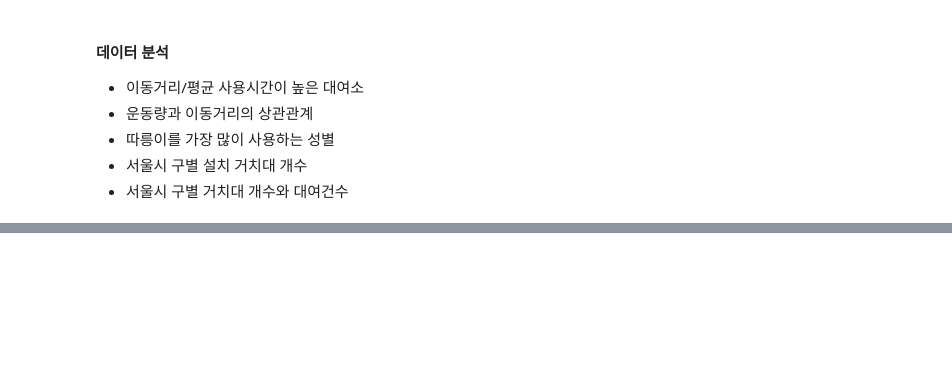
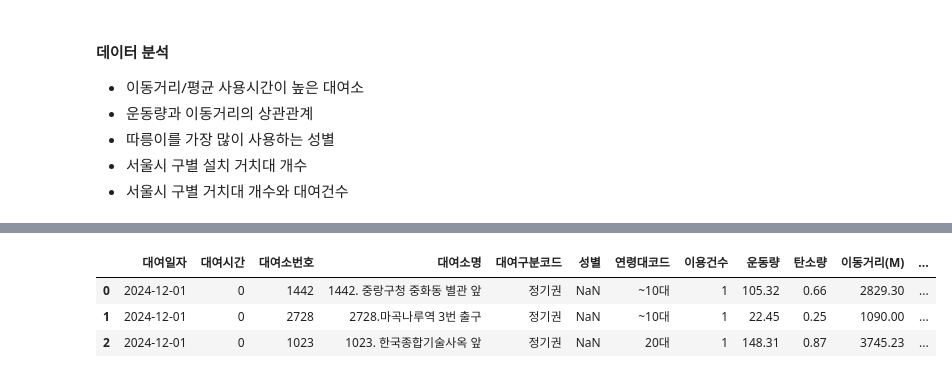
Before and after one commit to joonwoolee-kr/pandassource, a Jupyter notebook: bicycle.ipynb, the cells around one changed output, grey strips where cells are left out. Cells and saved outputs as stored; diff of their text form; code cells hidden in the pictures; blank space fills up the shorter version.

```diff
--- a/bicycle.ipynb
+++ b/bicycle.ipynb
@@ -329,0 +397,14 @@ datetime64[ns]
+# %%
+# 대여일자에 따른 남녀 대여건수 비교
+# 대여일자를 대여년/대여월/대여일 컬럼으로 분리
+
+bike_df2["대여년"] = bike_df2["대여일자"].dt.year
+bike_df2["대여월"] = bike_df2["대여일자"].dt.month
+bike_df2["대여일"] = bike_df2["대여일자"].dt.day
+# %%
+bike_df2.head(3)
+# %% [output]
+|  | 대여일자 | 대여시간 | 대여소번호 | 대여소명 | 대여구분코드 | 성별 | 연령대코드 | 이용건수 | 운동량 | 탄소량 | 이동거리(M) | ... |
+| 0 | 2024-12-01 | 0 | 1442 | 1442. 중랑구청 중화동 별관 앞 | 정기권 | NaN | ~10대 | 1 | 105.32 | 0.66 | 2829.30 | ... |
+| 1 | 2024-12-01 | 0 | 2728 | 2728.마곡나루역 3번 출구 | 정기권 | NaN | ~10대 | 1 | 22.45 | 0.25 | 1090.00 | ... |
+| 2 | 2024-12-01 | 0 | 1023 | 1023. 한국종합기술사옥 앞 | 정기권 | NaN | 20대 | 1 | 148.31 | 0.87 | 3745.23 | ... |
```
Also changed, not shown: parts of 10 cells of this notebook, 7 other files.
